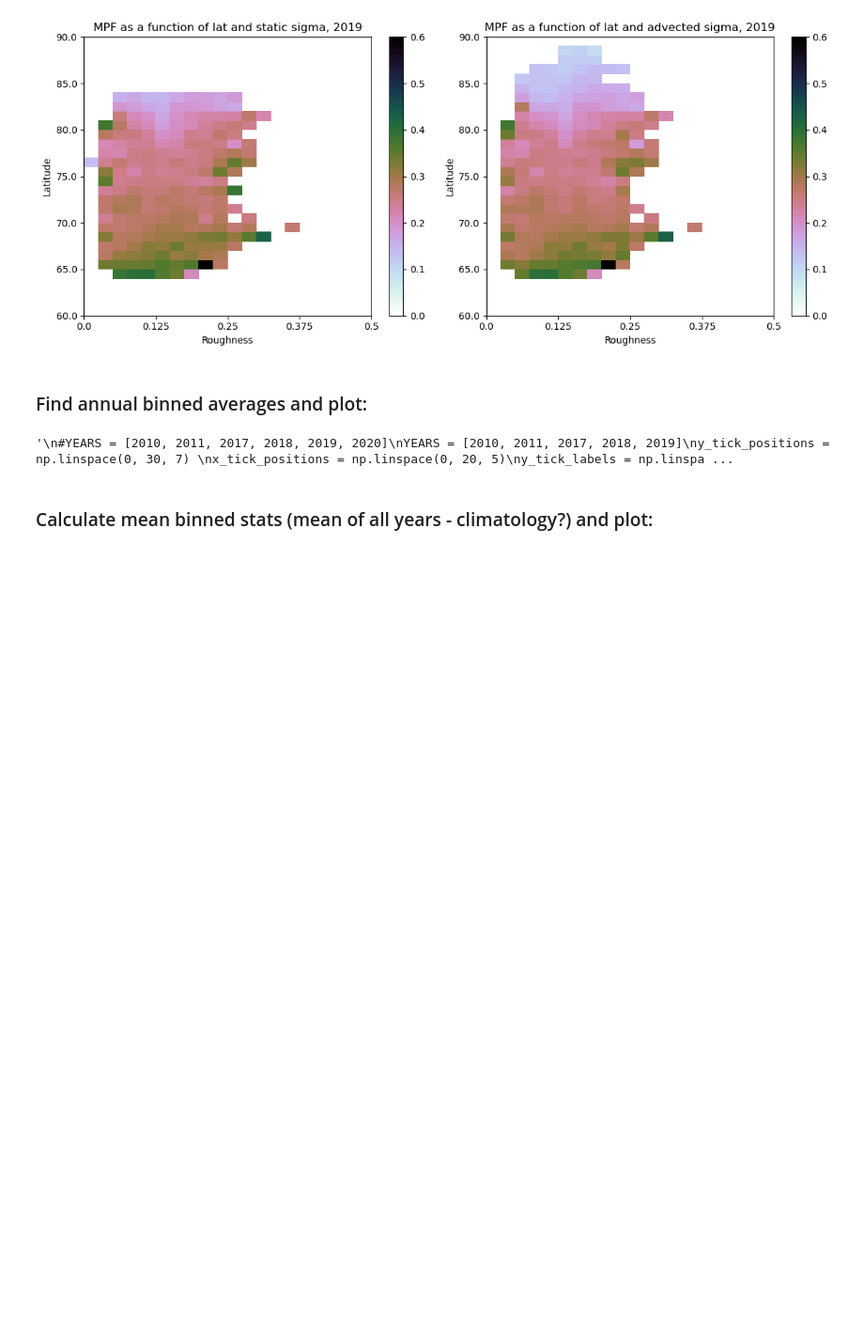
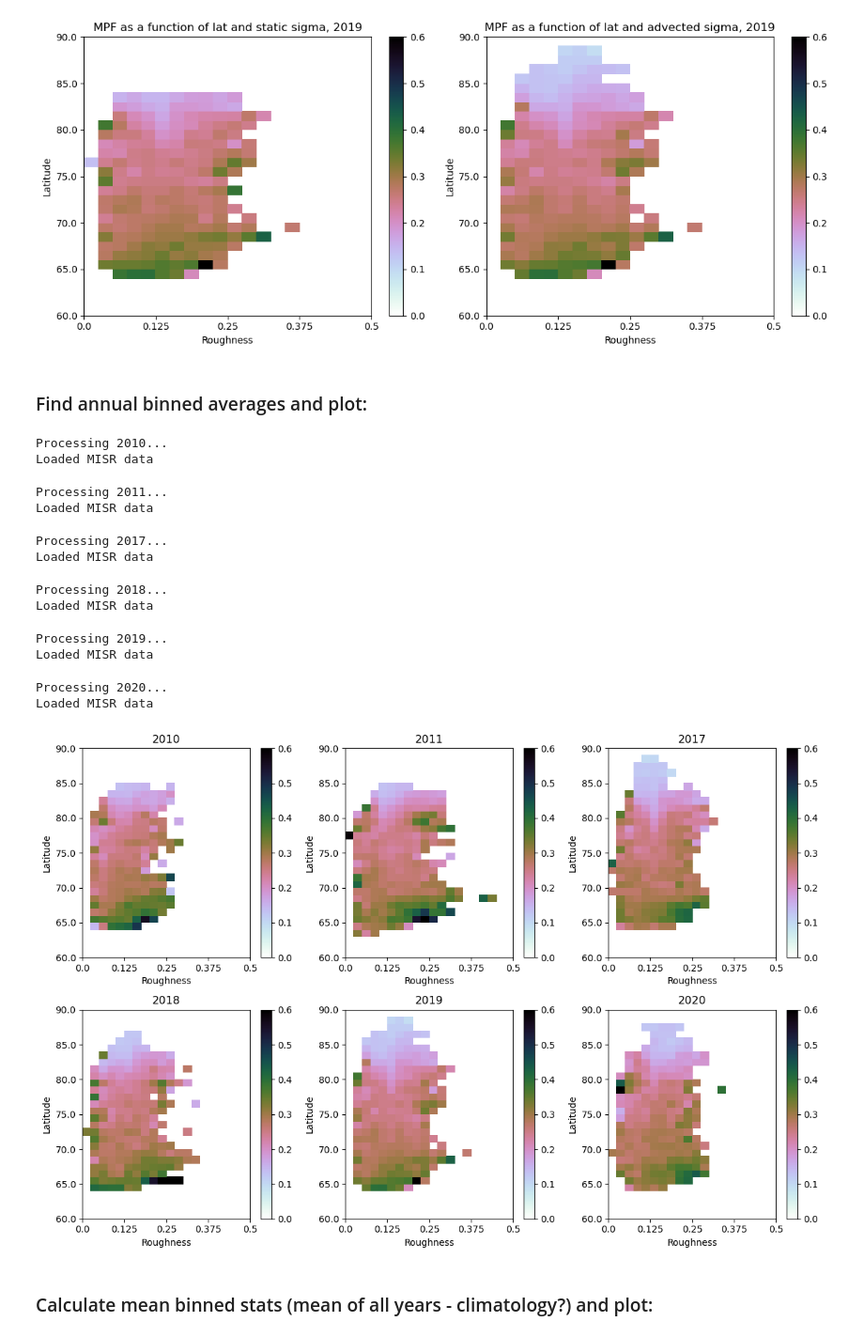
Before and after one commit to rhtweedie/modelled_mpf_with_advection, a Jupyter notebook: lat_analysis_take_2.ipynb, the cells around one changed output. Shown at 94% size. Drawn from its saved outputs; the diff is of its cells as text; code cells hidden in the pictures; blank space fills up the shorter version.

```diff
--- a/lat_analysis_take_2.ipynb
+++ b/lat_analysis_take_2.ipynb
@@ -301,9 +301,7 @@ plt.show()
 # %% [markdown]
 ### Find annual binned averages and plot:
 # %%
-'''
-#YEARS = [2010, 2011, 2017, 2018, 2019, 2020]
-YEARS = [2010, 2011, 2017, 2018, 2019]
+YEARS = [2010, 2011, 2017, 2018, 2019, 2020]
 y_tick_positions = np.linspace(0, 30, 7)
 x_tick_positions = np.linspace(0, 20, 5)
 y_tick_labels = np.linspace(60, 90, 7)
@@ -322,7 +320,7 @@ for i in range(len(YEARS)):
     print(f'Loaded MISR data')
 
     # retrieve advected MISR
-    mean_advected_MISR = all_sir[i]
+    mean_advected_MISR = load_advected_MISR(year)
 
     # retrieve observed MPF
     if YEAR >= 2017 and YEAR <= 2023:
@@ -337,11 +335,8 @@ for i in range(len(YEARS)):
     mean_observed_mpf = np.nanmean(summer_observed_mpf, axis=0).reshape(896,608)
     mean_observed_mpf = interpolate_to_MISR(x_mpf, y_mpf, mean_observed_mpf, x_MISR, y_MISR)
 
-    masked_MPF_MISRGRID, masked_MISR, masked_lat_MISR = MASK_MPF_MISR(mean_observed_mpf.ravel(), april_MISR.ravel())
-    static_binned_stats = calculate_binned_averages(masked_MPF_MISRGRID, masked_MISR, masked_lat_MISR)
-
-    masked_MPF_MISRGRID, masked_MISR, masked_lat_MISR = MASK_MPF_MISR(mean_observed_mpf.ravel(), mean_advected_MISR.ravel())
-    advected_binned_stats = calculate_binned_averages(masked_MPF_MISRGRID, masked_MISR, masked_lat_MISR)
+    static_binned_stats = calculate_binned_averages(mean_observed_mpf, april_MISR, lat_MISR)
+    advected_binned_stats = calculate_binned_averages(mean_observed_mpf, mean_advected_MISR, lat_MISR)
 
     plt.subplot(2,3,i+1)
     plt.xticks(x_tick_positions, x_tick_labels) # Relabel ticks
@@ -349,35 +344,46 @@ for i in range(len(YEARS)):
 
     plt.ylabel("Latitude")
     plt.xlabel("Roughness")
 
     plt.pcolor(advected_binned_stats, cmap='cubehelix_r', vmin=0, vmax=0.6)
     plt.colorbar()
     plt.title(f'{year}')
 
     annual_static_binned_stats[i] = static_binned_stats
     annual_advected_binned_stats[i] = advected_binned_stats
 
 fig.tight_layout()
 plt.show()
 
 np.save(f'/home/htweedie/melt_ponds/data/binned_stats/static_all_years_bins.npy', annual_static_binned_stats)
 np.save(f'/home/htweedie/melt_ponds/data/binned_stats/advected_all_years_bins.npy', annual_advected_binned_stats)
 
 # calculate mean bins:
 mean_static_bins = np.zeros((30, 20))
 mean_advected_bins = np.zeros((30, 20))
 rows = 30
 cols = 20
 for i in range(rows):
     for j in range(cols):
         mean_static_bins[i][j] = np.nanmean(annual_static_binned_stats[:,i,j])
         mean_advected_bins[i][j] = np.nanmean(annual_advected_binned_stats[:,i,j])
 
 np.save(f'/home/htweedie/melt_ponds/data/binned_stats/static_mean_bins.npy', mean_static_bins)
 np.save(f'/home/htweedie/melt_ponds/data/binned_stats/advected_mean_bins.npy', mean_advected_bins)
-'''
 # %% [output]
-'\n#YEARS = [2010, 2011, 2017, 2018, 2019, 2020]\nYEARS = [2010, 2011, 2017, 2018, 2019]\ny_tick_positions = np.linspace(0, 30, 7) \nx_tick_positions = np.linspace(0, 20, 5)\ny_tick_labels = np.linspa ...
+Processing 2010...
+Loaded MISR data
+Processing 2011...
+Loaded MISR data
+Processing 2017...
+Loaded MISR data
+Processing 2018...
+Loaded MISR data
+Processing 2019...
+Loaded MISR data
+Processing 2020...
+Loaded MISR data
+[figure, added]
 # %% [markdown]
 ### Calculate mean binned stats (mean of all years - climatology?) and plot:
 # %%
```
Also changed, not shown: parts of 23 cells of this notebook.
